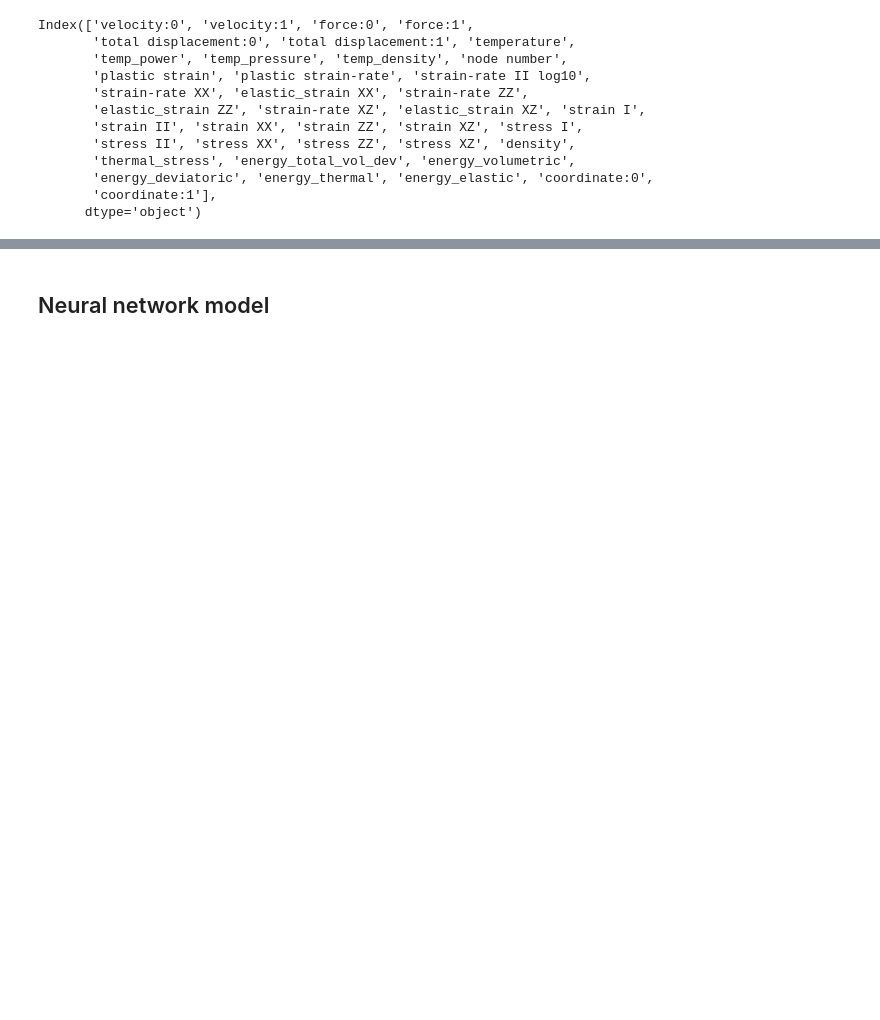
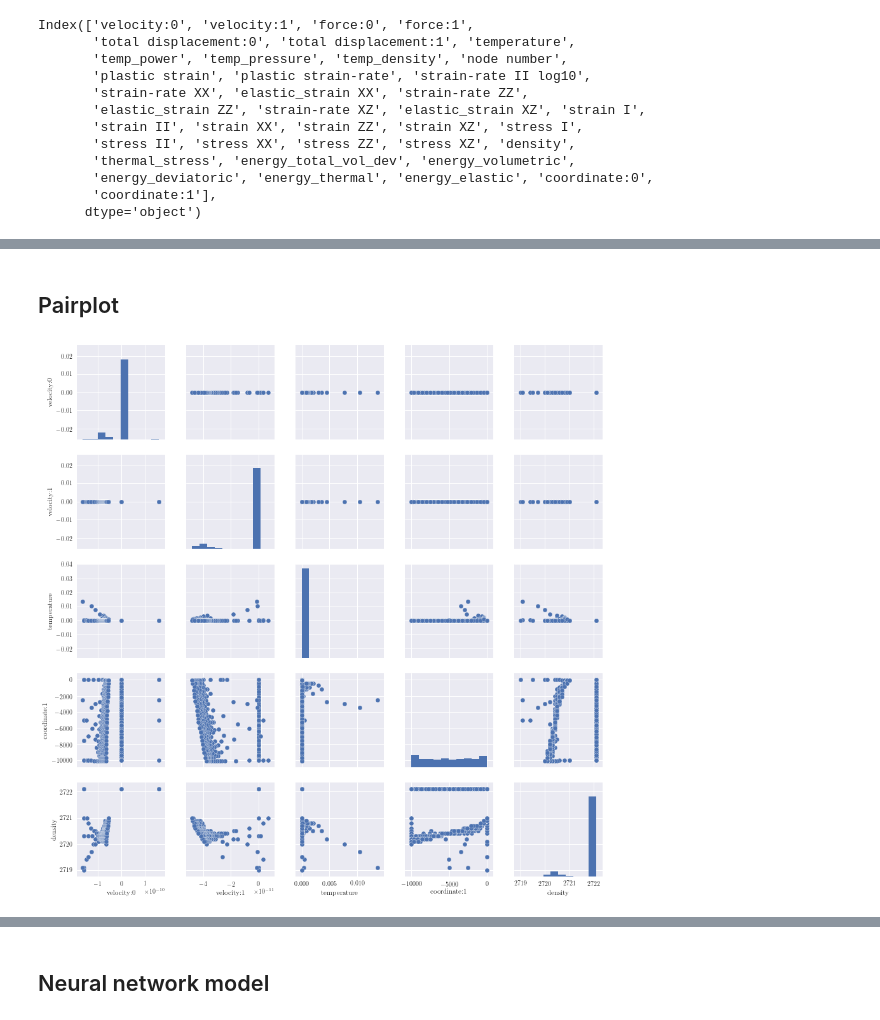
Before and after one commit to msahamed/predict_tectonic_deformation_machine_learning, a Jupyter notebook: build_model_neural_network.ipynb, the cells around one changed output, grey strips where cells are left out. Saved outputs shown, nothing was run; the diff lists cells and outputs as text; code cells hidden in the pictures; blank space fills up the shorter version.

```diff
--- a/build_model_neural_network.ipynb
+++ b/build_model_neural_network.ipynb
@@ -84,5 +91,5 @@ plt.show()
 # %%
-feature_cols = ['velocity:0', 'velocity:1', 'temperature', 'stress XX', 'stress ZZ', 'stress XZ', 'density']
+feature_cols = ['velocity:0', 'velocity:1', 'temperature', 'coordinate:1', 'density']
 
 dropped_cols = ['plastic strain', 'plastic strain-rate', 'strain-rate II log10', 'strain-rate XX',
        'elastic_strain XX', 'strain-rate ZZ', 'elastic_strain ZZ',
@@ -91,3 +98,10 @@ dropped_cols = ['plastic strain', 'plastic strain-rate', 'strain-rate II log10',
        'total displacement:0', 'total displacement:1', 'stress I', 'stress II', 'energy_volumetric',
        'energy_deviatoric','energy_thermal', 'energy_elastic', 'thermal_stress',
        'energy_total_vol_dev', 'temp_power', 'temp_pressure', 'temp_density', 'node number']
+# %% [markdown]
+## Pairplot
+# %%
+sns.pairplot(df_total[feature_cols][0:3000])
+plt.show()
+# %% [output]
+[figure, added]
```
Also changed, not shown: parts of 29 cells of this notebook, 2 other files.
